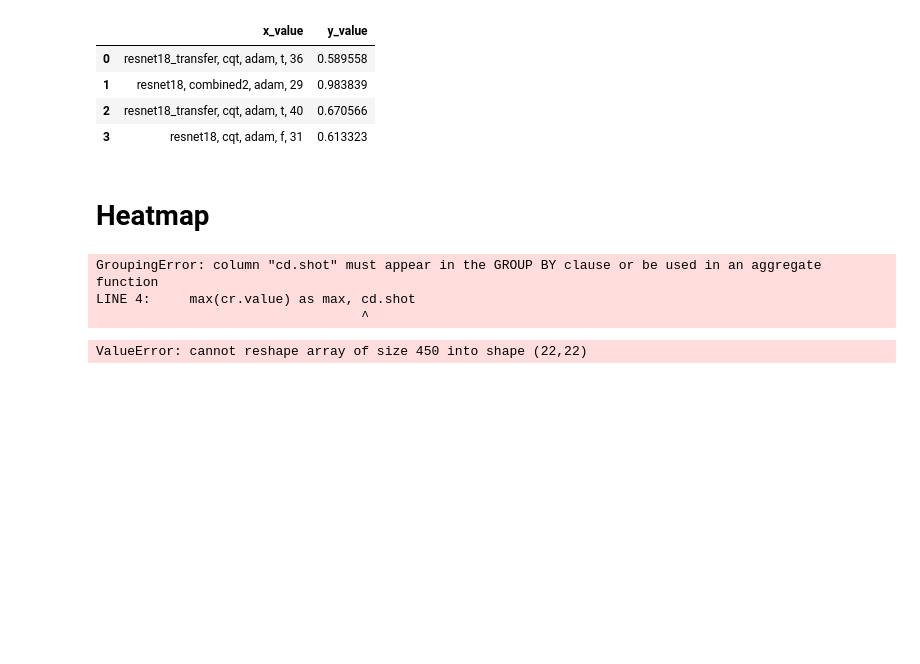
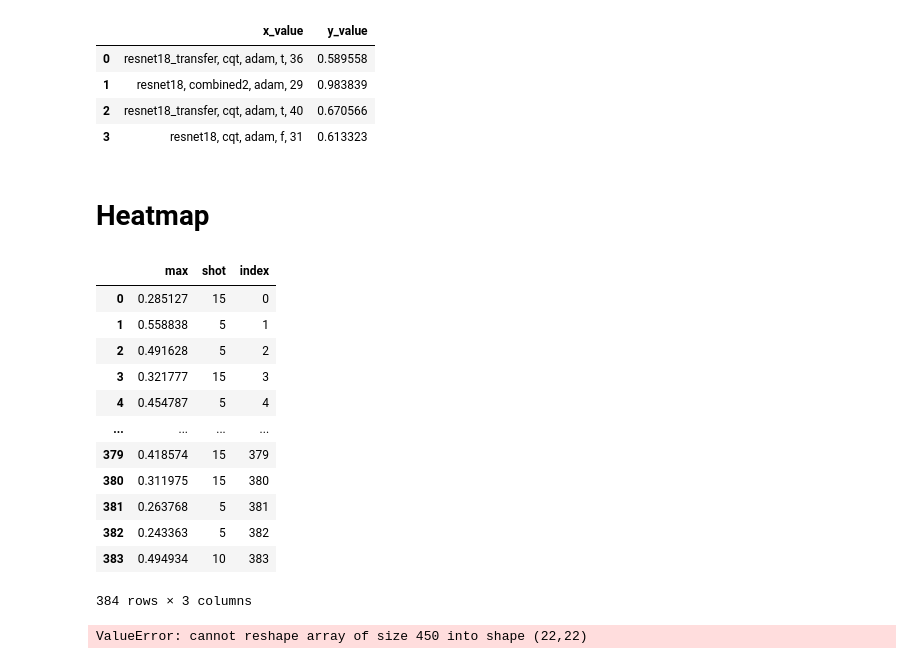
Before and after one commit to thomas-phillips/honours-research, a Jupyter notebook: src/graphing.ipynb, the cells around one changed output. Saved outputs shown, nothing was run; the diff lists cells and outputs as text; code cells hidden in the pictures; blank space fills up the shorter version.

```diff
--- a/src/graphing.ipynb
+++ b/src/graphing.ipynb
@@ -127,46 +127,58 @@ fig.show()
 query = """
 with cnn_top as (
 select
-    cd.shot
+    max(cr.value) as max, cd.shot
 from
     model m
     join epoch e on m.id = e.model_id
     join cnn_result cr on e.id = cr.epoch_id
     join cnn_data cd on m.id = cd.model_id
 where
-    cr.type = 'Accuracy'
+    cr.type = 'Accuracy' and cd.shot is not null
 group by
-        m.id
+    m.id, cd.shot
 ),
 maml_top as (
 select
     max(mr.accuracy) as max
 from
     model m
     join epoch e on m.id = e.model_id
     join maml_step ms on e.id = ms.epoch_id
     join maml_update_acc mr on ms.id = mr.maml_step_id
 group by
-    m.id, cd.shot
+    m.id
 )
 select
     *
 from
     cnn_top
 """
 
 
 columns, rows = query_database(query)
 
 df = pd.DataFrame(rows, columns=columns)
 
 df["index"] = df.index
+df["max"] = df["max"].astype(float)
+df["shot"] = df["shot"].astype(int)
 
 df
 # %% [output]
+|  | max | shot | index |
+| 0 | 0.285127 | 15 | 0 |
+| 1 | 0.558838 | 5 | 1 |
+| 2 | 0.491628 | 5 | 2 |
+| 3 | 0.321777 | 15 | 3 |
+| 4 | 0.454787 | 5 | 4 |
+| ... | ... | ... | ... |
+| 379 | 0.418574 | 15 | 379 |
+| 380 | 0.311975 | 15 | 380 |
+| 381 | 0.263768 | 5 | 381 |
+| 382 | 0.243363 | 5 | 382 |
+| 383 | 0.494934 | 10 | 383 |
-GroupingError: column "cd.shot" must appear in the GROUP BY clause or be used in an aggregate function
-LINE 4:     max(cr.value) as max, cd.shot
-                                  ^
+384 rows × 3 columns
 # %%
 x_axis = [i / len(df) - 1 for i in range(len(df))]
 
```
